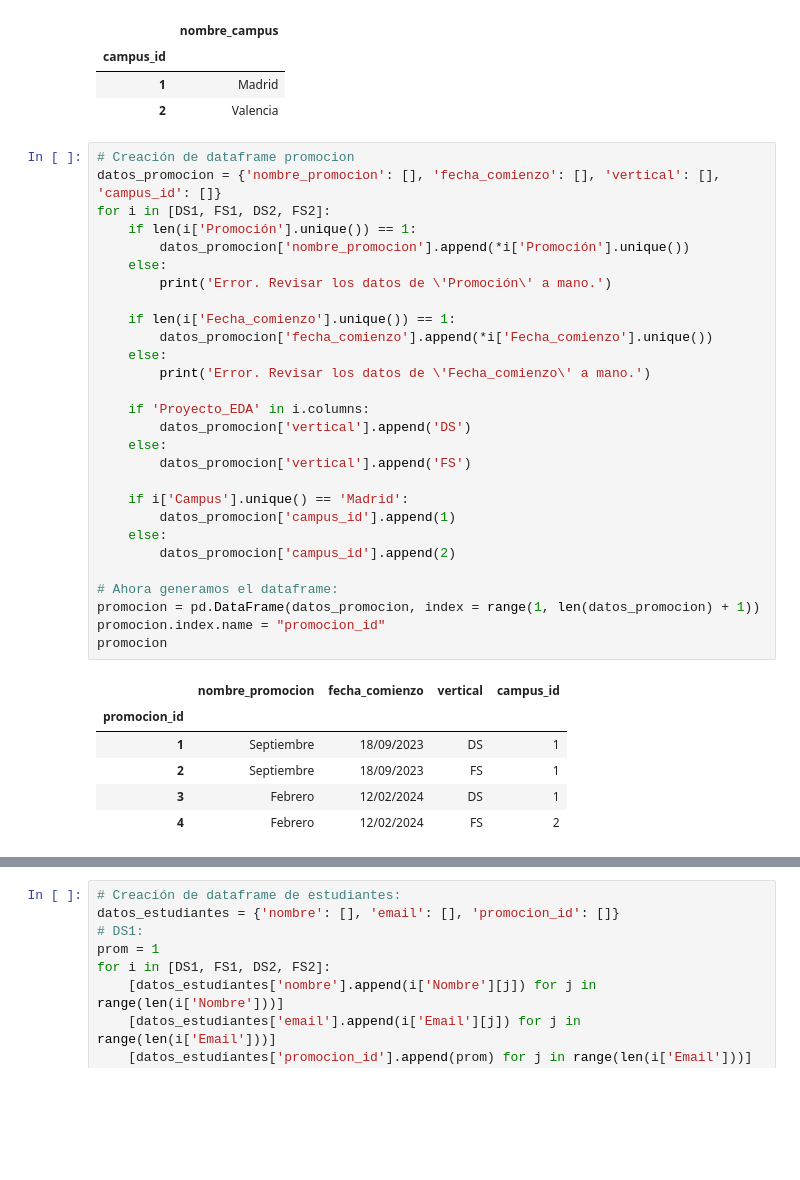
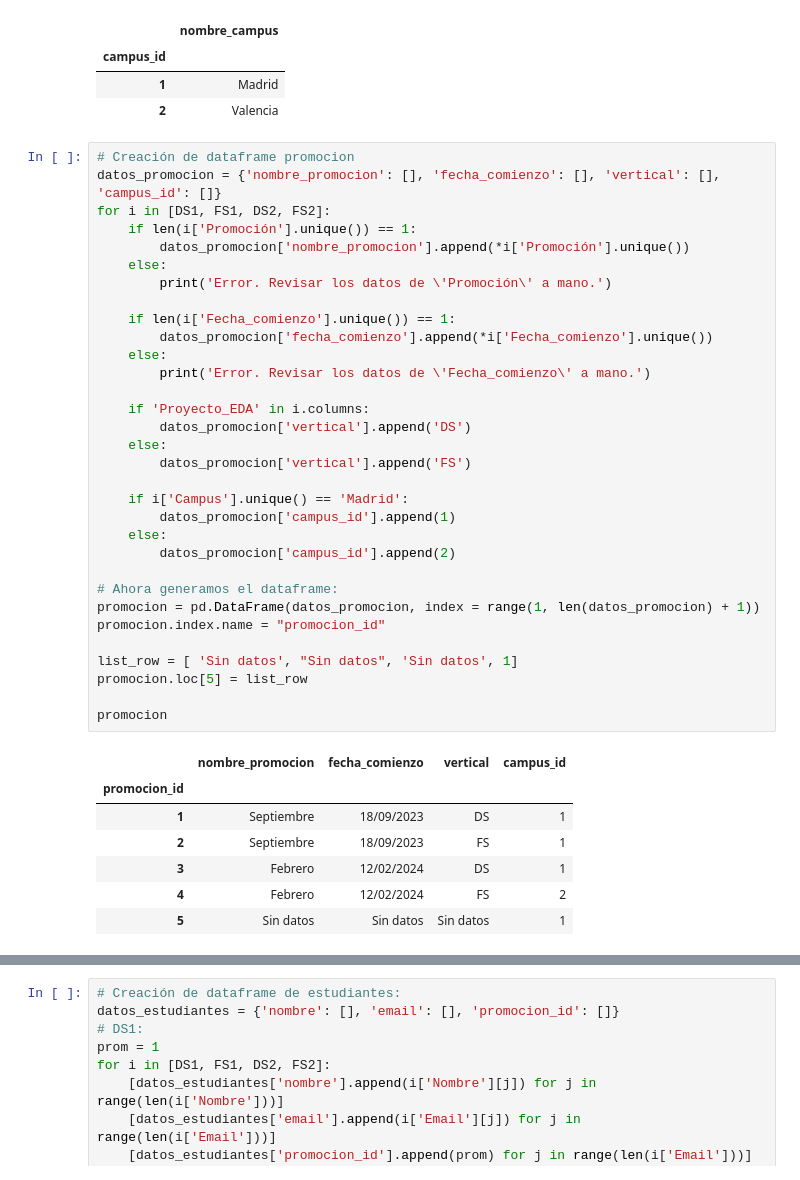
Before and after one commit to RaimundoRobotica/creacion_bd, a Jupyter notebook: generar db_pg.ipynb, the cells around one changed output, grey strips where cells are left out. Drawn from its saved outputs; the diff is of its cells as text; blank space fills up the shorter version.

```diff
--- a/generar db_pg.ipynb
+++ b/generar db_pg.ipynb
@@ -31,33 +32,38 @@ for i in [DS1, FS1, DS2, FS2]:
         datos_promocion['nombre_promocion'].append(*i['Promoción'].unique())
     else:
         print('Error. Revisar los datos de \'Promoción\' a mano.')
 
     if len(i['Fecha_comienzo'].unique()) == 1:
         datos_promocion['fecha_comienzo'].append(*i['Fecha_comienzo'].unique())
     else:
         print('Error. Revisar los datos de \'Fecha_comienzo\' a mano.')
 
     if 'Proyecto_EDA' in i.columns:
         datos_promocion['vertical'].append('DS')
     else:
         datos_promocion['vertical'].append('FS')
 
     if i['Campus'].unique() == 'Madrid':
         datos_promocion['campus_id'].append(1)
     else:
         datos_promocion['campus_id'].append(2)
 
 # Ahora generamos el dataframe:
 promocion = pd.DataFrame(datos_promocion, index = range(1, len(datos_promocion) + 1))
 promocion.index.name = "promocion_id"
+
+list_row = [ 'Sin datos', "Sin datos", 'Sin datos', 1]
+promocion.loc[5] = list_row
+
 promocion
 # %% [output]
 |  | nombre_promocion | fecha_comienzo | vertical | campus_id |
 | promocion_id |  |  |  |  |
 | 1 | Septiembre | 18/09/2023 | DS | 1 |
 | 2 | Septiembre | 18/09/2023 | FS | 1 |
 | 3 | Febrero | 12/02/2024 | DS | 1 |
 | 4 | Febrero | 12/02/2024 | FS | 2 |
+| 5 | Sin datos | Sin datos | Sin datos | 1 |
 # %%
 # Creación de dataframe claustro:
 datos_claustro = {'nombre': profes['Nombre'].to_list(),
```
Also changed, not shown: parts of 6 cells of this notebook, 1 other file.
